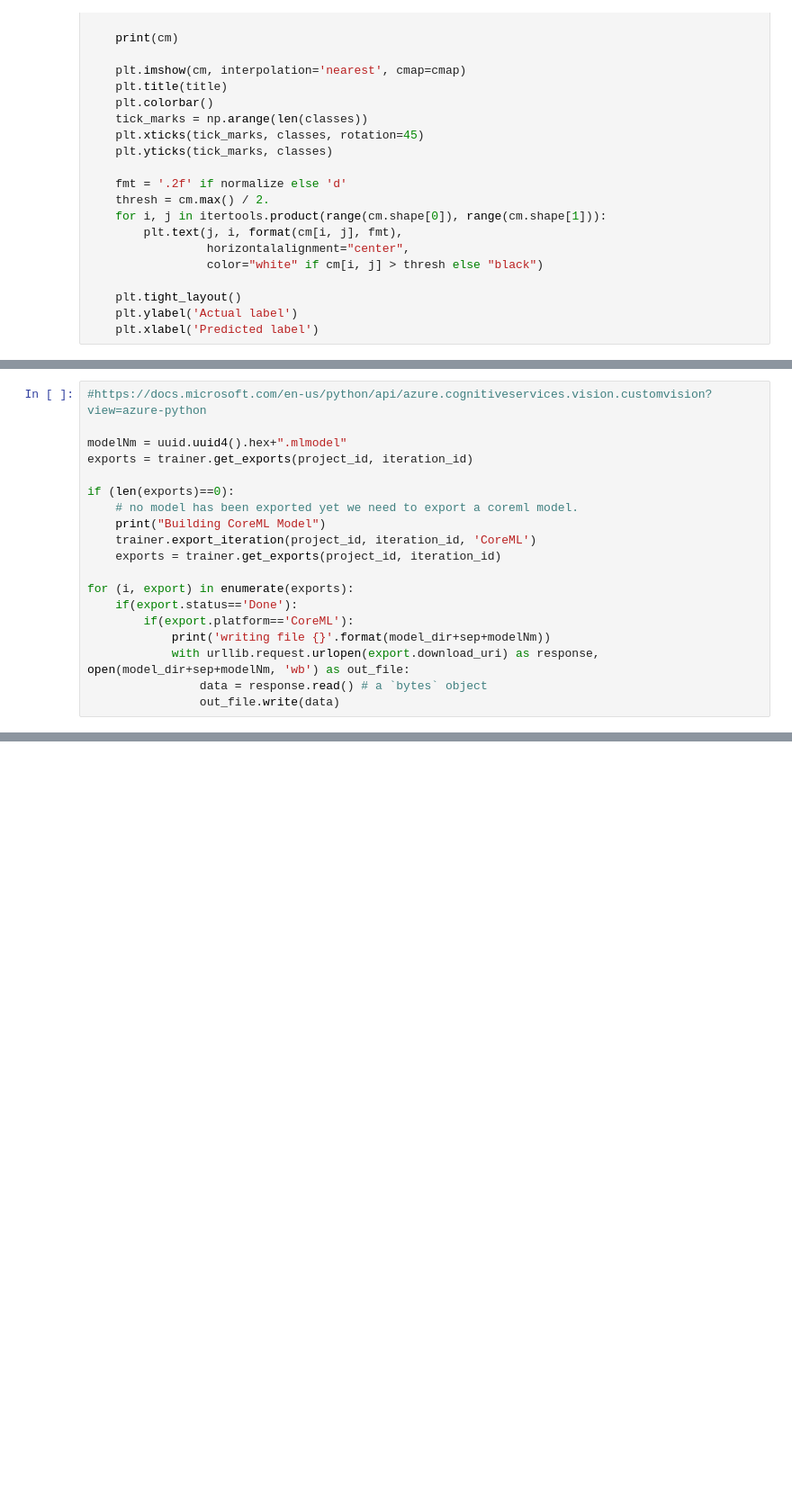
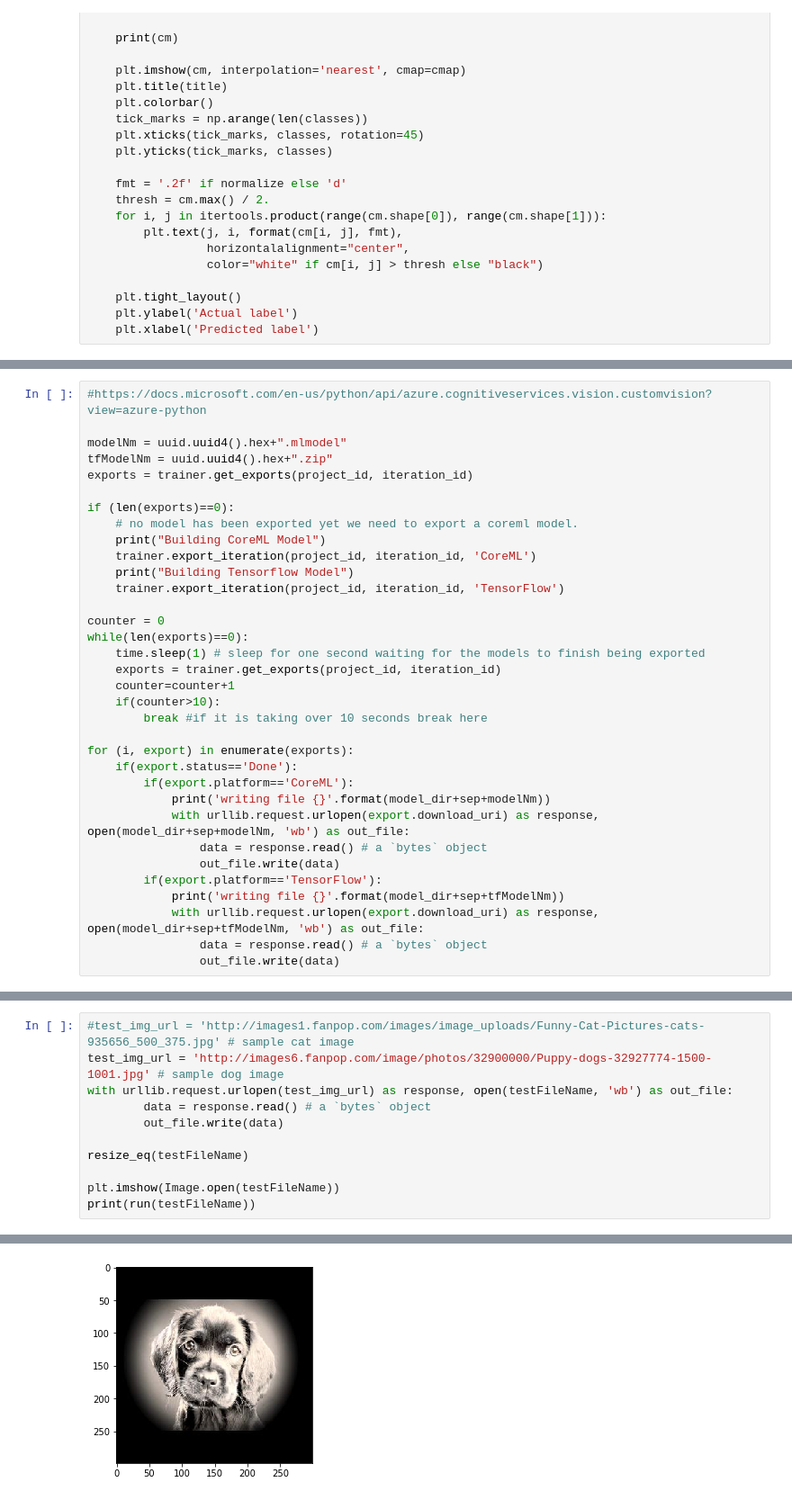
Before and after one commit to Azadehkhojandi/Custom-Vision-Generator, a Jupyter notebook: PythonNotebook/Image Search Cognitive Services.ipynb, the cells around one changed output, grey strips where cells are left out. Shown at 90% size. Drawn from its saved outputs; the diff is of its cells as text; blank space fills up the shorter version.

Commit message:
Updated with TensorFlow model offline & key management for notebook

```diff
--- a/PythonNotebook/Image Search Cognitive Services.ipynb
+++ b/PythonNotebook/Image Search Cognitive Services.ipynb
@@ -531,13 +500,23 @@ plt.show()
 #https://docs.microsoft.com/en-us/python/api/azure.cognitiveservices.vision.customvision?view=azure-python
 
 modelNm = uuid.uuid4().hex+".mlmodel"
+tfModelNm = uuid.uuid4().hex+".zip"
 exports = trainer.get_exports(project_id, iteration_id)
 
 if (len(exports)==0):
     # no model has been exported yet we need to export a coreml model.
     print("Building CoreML Model")
     trainer.export_iteration(project_id, iteration_id, 'CoreML')
+    print("Building Tensorflow Model")
+    trainer.export_iteration(project_id, iteration_id, 'TensorFlow')
+
+counter = 0
+while(len(exports)==0):
+    time.sleep(1) # sleep for one second waiting for the models to finish being exported
     exports = trainer.get_exports(project_id, iteration_id)
+    counter=counter+1
+    if(counter>10):
+        break #if it is taking over 10 seconds break here
 
 for (i, export) in enumerate(exports):
     if(export.status=='Done'):
@@ -546,4 +525,9 @@ for (i, export) in enumerate(exports):
             with urllib.request.urlopen(export.download_uri) as response, open(model_dir+sep+modelNm, 'wb') as out_file:
                 data = response.read() # a `bytes` object
                 out_file.write(data)
+        if(export.platform=='TensorFlow'):
+            print('writing file {}'.format(model_dir+sep+tfModelNm))
+            with urllib.request.urlopen(export.download_uri) as response, open(model_dir+sep+tfModelNm, 'wb') as out_file:
+                data = response.read() # a `bytes` object
+                out_file.write(data)
 # %% [output]
@@ -572,0 +658,12 @@ writing file data\anzbirds_images_test_train\model\7b91ed5c25fa4e998b08079a0ac56
+# %%
+#test_img_url = 'http://images1.fanpop.com/images/image_uploads/Funny-Cat-Pictures-cats-935656_500_375.jpg' # sample cat image
+test_img_url = 'http://images6.fanpop.com/image/photos/32900000/Puppy-dogs-32927774-1500-1001.jpg' # sample dog image
+with urllib.request.urlopen(test_img_url) as response, open(testFileName, 'wb') as out_file:
+        data = response.read() # a `bytes` object
+        out_file.write(data)
+
+resize_eq(testFileName)
+
+plt.imshow(Image.open(testFileName))
+print(run(testFileName))
+# %% [output]
@@ -572,0 +671 @@ writing file data\anzbirds_images_test_train\model\7b91ed5c25fa4e998b08079a0ac56
+[figure, added]
```
Also changed, not shown: parts of 29 cells of this notebook, 1 other file.
